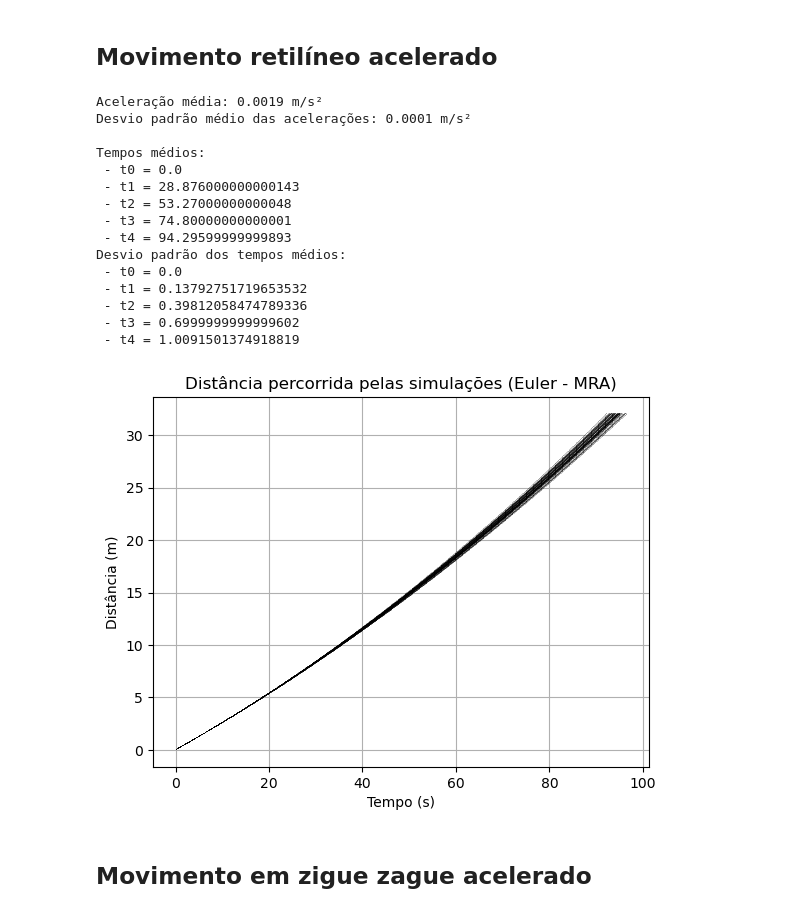
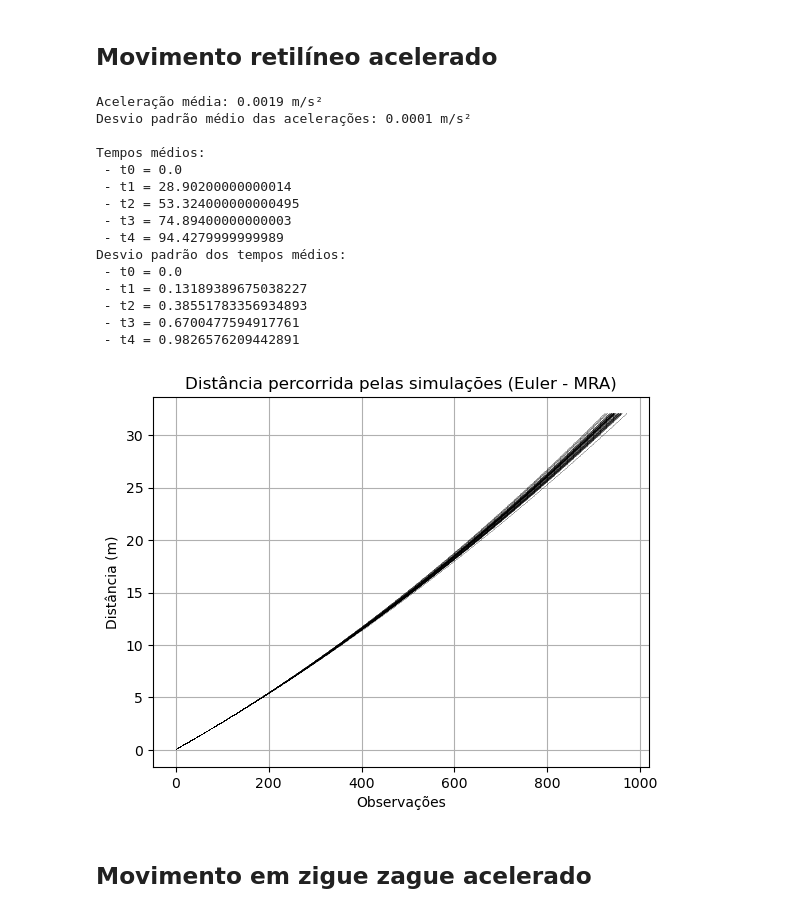
Before and after one commit to RafaBSales/MAC0209-EP2, a Jupyter notebook: ep2.ipynb, the cells around one changed output. Cells and saved outputs as stored; diff of their text form; code cells hidden in the pictures.

```diff
--- a/ep2.ipynb
+++ b/ep2.ipynb
@@ -791,11 +791,11 @@ for i in range(5):
 
 for j in range(50):
     xaxis = np.linspace(0, ts[4][j], len(xe[j]))
-    plt.plot(xaxis, xe[j], ',k', alpha=0.2)
+    plt.plot(xe[j], ',k', alpha=0.2)
 
 plt.title('Distância percorrida pelas simulações (Euler - MRU)')
 plt.ylabel('Distância (m)')
-plt.xlabel('Tempo (s)')
+plt.xlabel('Observações')
 plt.grid(True)
 plt.show()
 # %% [output]
@@ -930,45 +930,44 @@ print(f"Desvio padrão médio das acelerações: {np.std(kss):.4f} m/s²\n")
 
 df = pd.DataFrame(list(zip(*ts)), columns=['t0', 't1', 't2,', 't3', 't4'])
 df.to_csv('Dados/MRA_tempos_Euler.csv', index=False, decimal=',')
 
 data = {'aceleração': kss}
 df = pd.DataFrame(data)
 df.to_csv('Dados/MRA_dados_Euler.csv', index=False, decimal=',')
 
 print("Tempos médios:")
 for i in range(5):
     print(f" - t{i} = {np.mean(ts[i])}")
 
 print("Desvio padrão dos tempos médios:")
 for i in range(5):
     print(f" - t{i} = {np.std(ts[i])}")
 
 for j in range(50):
-    xaxis = np.linspace(0, ts[4][j], len(xe[j]))
-    plt.plot(xaxis, xe[j], ',k', alpha=0.2)
+    plt.plot(xe[j], ',k', alpha=0.2)
 
 plt.title('Distância percorrida pelas simulações (Euler - MRA)')
 plt.ylabel('Distância (m)')
-plt.xlabel('Tempo (s)')
+plt.xlabel('Observações')
 plt.grid(True)
 plt.show()
 # %% [output]
 Aceleração média: 0.0019 m/s²
 Desvio padrão médio das acelerações: 0.0001 m/s²
 
 Tempos médios:
  - t0 = 0.0
- - t1 = 28.876000000000143
- - t2 = 53.27000000000048
- - t3 = 74.80000000000001
- - t4 = 94.29599999999893
+ - t1 = 28.90200000000014
+ - t2 = 53.324000000000495
+ - t3 = 74.89400000000003
+ - t4 = 94.4279999999989
 Desvio padrão dos tempos médios:
  - t0 = 0.0
- - t1 = 0.13792751719653532
- - t2 = 0.39812058474789336
- - t3 = 0.6999999999999602
- - t4 = 1.0091501374918819
+ - t1 = 0.13189389675038227
+ - t2 = 0.38551783356934893
+ - t3 = 0.6700477594917761
+ - t4 = 0.9826576209442891
-[figure, old version]
+[figure, new version]
 # %% [markdown]
 ## Movimento em zigue zague acelerado
 # %%
```
Also changed, not shown: parts of 1 cell of this notebook.
